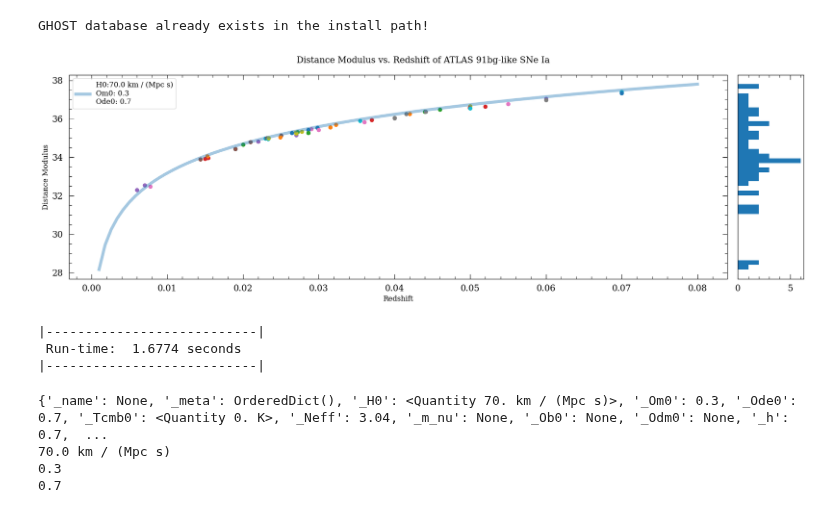
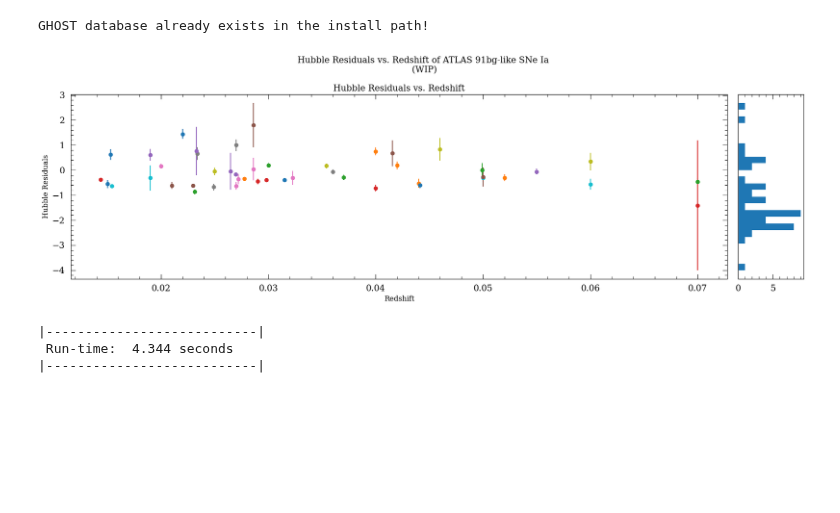
Before and after one commit to mekhi-woods/HiloCATsSN1991bg, a Jupyter notebook: amadeus.ipynb, the cells around one changed output. Cells and saved outputs as stored; diff of their text form; code cells hidden in the pictures; blank space fills up the shorter version.

```diff
--- a/amadeus.ipynb
+++ b/amadeus.ipynb
@@ -837,48 +886,36 @@ def ghost_plotting(choice, plot_size = (18, 6), plot_ratio = [10, 1], hist_bins
 # %%
 """ MAIN """
 if __name__ == '__main__':
     start = systime.time() # Runtime tracker
 
     recover_dir() # Recovering vital directories
 
-    # burns_cspvdr3(fit_filters=None, skip_problems=False, use_saved=False, snpy_plots=True)
+    # burns_cspvdr3(skip_problems=False, use_saved=False, snpy_plots=False)
     # ghost_host_galaxy(BURNS_SAVE_TXT, save_loc=TEST_ROOT, keep_data=False, update_saved=True)
 
     # atlas_collection(quiet=False, check_data=True)
-    # # atlas_tns_collection(quiet=False, t_sleep=10)
     # atlas_objs = atlas_processing(err_max=1000, n_iter=0, sleep_t=5, use_TNS=True)
     # write_ASCII(atlas_objs, SNPY_ATLAS_ASCII, quiet=True)
-    # atlas_snpy_fitting(n_iter=0, skip_problems=False, use_saved=False, snpy_plots=True)
+    # atlas_snpy_fitting(n_iter=0, skip_problems=False, use_saved=False, snpy_plots=False, save_plots=False)
     # ghost_host_galaxy(ATLAS_SAVE_TXT, save_loc=TEST_ROOT, keep_data=True, update_saved=True)
 
     # ztf_collection(submit=True)
     # ztf_alt_collection()
 
     # burns_plotting([]) # Options: ['reg_hist', 'res_hist', 'zvmu']
 
     # atlas_plotting([])
 
-
-    ghost_plot_args = {'plot_size': (18, 6), 'plot_ratio': [10, 1], 'hist_bins': [40, 40, 25], 'labels': False, 'raw': True}
-    ghost_plotting(['altas_muvz'], **ghost_plot_args)
+    ghost_plot_args = {'plot_size': (18, 6), 'plot_ratio': [10, 1], 'hist_bins': [40, 40, 25, 25], 'labels': False, 'raw': False}
+    ghost_plotting(['altas_residualsvz'], **ghost_plot_args)
 
 
 
 
     print('|---------------------------|\n Run-time: ', round(systime.time()-start, 4), 'seconds\n|---------------------------|')
 # %% [output]
 GHOST database already exists in the install path!
-[figure, old version]
+[figure, new version]
 |---------------------------|
- Run-time:  1.6774 seconds
+ Run-time:  4.344 seconds
 |---------------------------|
-# %%
-print(COSMO_MODEL.__dict__)
-print(str(COSMO_MODEL._H0))
-print(COSMO_MODEL._Om0)
-print(COSMO_MODEL._Ode0)
-# %% [output]
-{'_name': None, '_meta': OrderedDict(), '_H0': <Quantity 70. km / (Mpc s)>, '_Om0': 0.3, '_Ode0': 0.7, '_Tcmb0': <Quantity 0. K>, '_Neff': 3.04, '_m_nu': None, '_Ob0': None, '_Odm0': None, '_h': 0.7,  ...
-70.0 km / (Mpc s)
-0.3
-0.7
```
Also changed, not shown: parts of 7 cells of this notebook.
